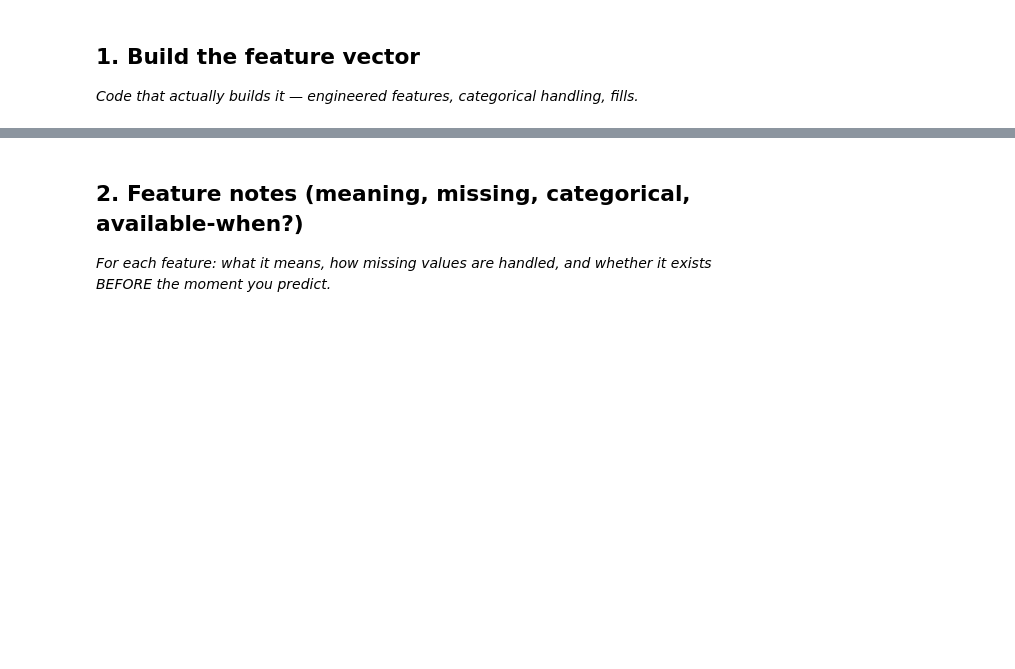
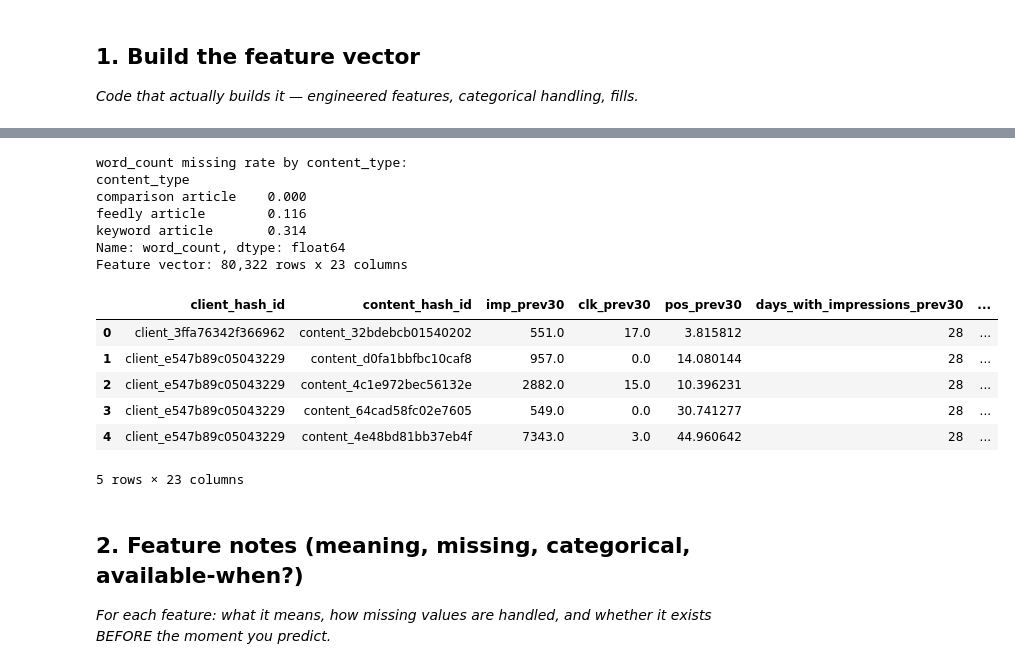
Before and after one commit to LaibaSabir1/flyrank-ml-internship-laiba_sabir, a Jupyter notebook: work/notebooks/w03_feature_leakage_check.ipynb, the cells around one changed output, grey strips where cells are left out. Cells and saved outputs as stored; diff of their text form; code cells hidden in the pictures; blank space fills up the shorter version.

```diff
--- a/work/notebooks/w03_feature_leakage_check.ipynb
+++ b/work/notebooks/w03_feature_leakage_check.ipynb
@@ -13,3 +92,53 @@ This skeleton is yours to fill. Work the sections **in order** — each one has
+# %%
+# --- Engineered numeric features (all knowable before the ANCHOR decision date) ---
+df["content_age_days"] = (pd.Timestamp("2026-03-01") - pd.to_datetime(df["content_created_date"])).dt.days
+df["ctr_prev30"] = df["clk_prev30"] / df["imp_prev30"].replace(0, np.nan)
+df["engagement_rate_prev30"] = df["engaged_sessions_prev30"] / df["sessions_prev30"].replace(0, np.nan)
+df["log_impressions_prev30"] = np.log1p(df["imp_prev30"])
+
+# Missingness follows content_type in this data (per data dictionary) -- check before filling,
+# then add a has_-flag INSTEAD of blindly fillna(0), so "no keyword data" isn't silently
+# encoded as "zero word count" for the model to misread as a real signal.
+missing_by_type = df.groupby("content_type", dropna=False)["word_count"].apply(lambda s: s.isna().mean())
+print("word_count missing rate by content_type:")
+print(missing_by_type.round(3))
+
+df["has_word_count"] = df["word_count"].notna().astype(int)
+df["word_count"] = df["word_count"].fillna(0)
+df["has_ga4_prev30"] = df["has_ga4_prev30"].fillna(False).astype(int)
+df["engagement_rate_prev30"] = df["engagement_rate_prev30"].fillna(0)
+df["ctr_prev30"] = df["ctr_prev30"].fillna(0)
+
+# Categorical handling: fillna('unknown') then one-hot -- never leave NaN as a silent category.
+for col in ["content_type", "main_intent"]:
+    df[col] = df[col].fillna("unknown").astype(str)
+cat_encoded = pd.get_dummies(df[["content_type", "main_intent"]], dummy_na=False, dtype=int)
+
+feature_cols_numeric = [
+    "imp_prev30", "clk_prev30", "pos_prev30", "days_with_impressions_prev30",
+    "sessions_prev30", "engaged_sessions_prev30", "has_ga4_prev30",
+    "content_age_days", "word_count", "has_word_count",
+    "ctr_prev30", "engagement_rate_prev30", "log_impressions_prev30",
+]
+feature_frame = pd.concat([df[["client_hash_id", "content_hash_id"] + feature_cols_numeric],
+                            cat_encoded], axis=1)
+print(f"Feature vector: {feature_frame.shape[0]:,} rows x {feature_frame.shape[1]:,} columns")
+feature_frame.head()
+# %% [output]
+word_count missing rate by content_type:
+content_type
+comparison article    0.000
+feedly article        0.116
+keyword article       0.314
+Name: word_count, dtype: float64
+Feature vector: 80,322 rows x 23 columns
+|  | client_hash_id | content_hash_id | imp_prev30 | clk_prev30 | pos_prev30 | days_with_impressions_prev30 | ... |
+| 0 | client_3ffa76342f366962 | content_32bdebcb01540202 | 551.0 | 17.0 | 3.815812 | 28 | ... |
+| 1 | client_e547b89c05043229 | content_d0fa1bbfbc10caf8 | 957.0 | 0.0 | 14.080144 | 28 | ... |
+| 2 | client_e547b89c05043229 | content_4c1e972bec56132e | 2882.0 | 15.0 | 10.396231 | 28 | ... |
+| 3 | client_e547b89c05043229 | content_64cad58fc02e7605 | 549.0 | 0.0 | 30.741277 | 28 | ... |
+| 4 | client_e547b89c05043229 | content_4e48bd81bb37eb4f | 7343.0 | 3.0 | 44.960642 | 28 | ... |
+5 rows × 23 columns
 # %% [markdown]
 ## 2. Feature notes (meaning, missing, categorical, available-when?)
 
```
Also changed, not shown: parts of 16 cells of this notebook.
